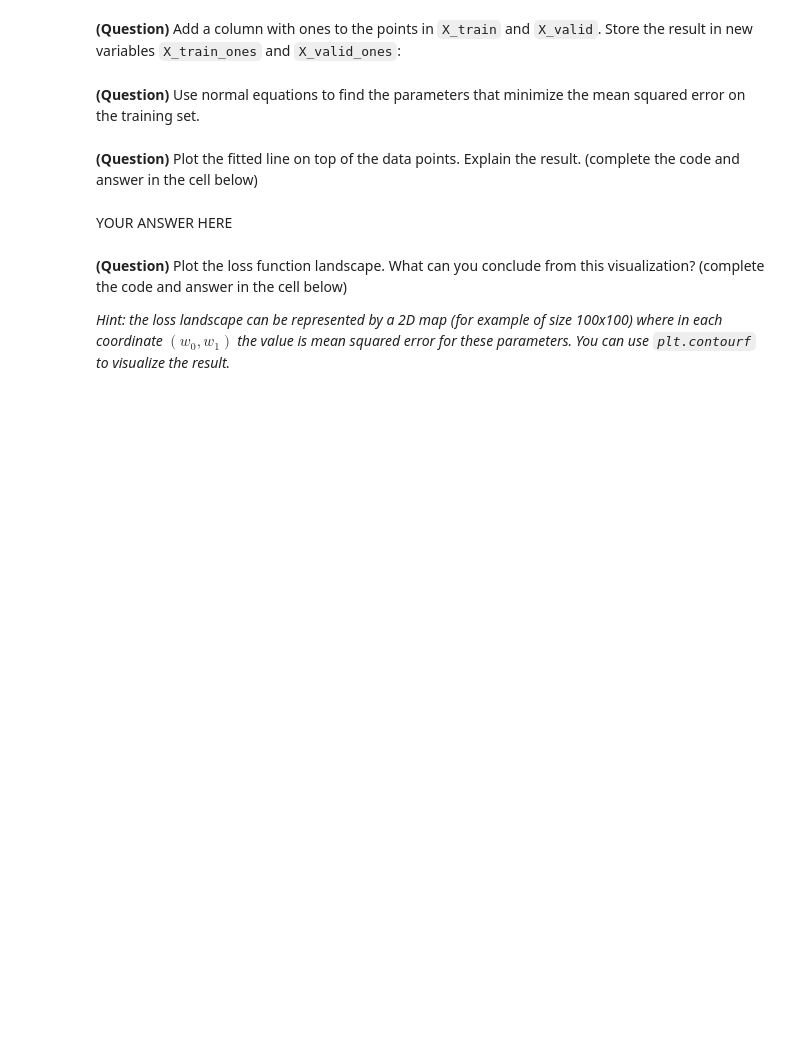
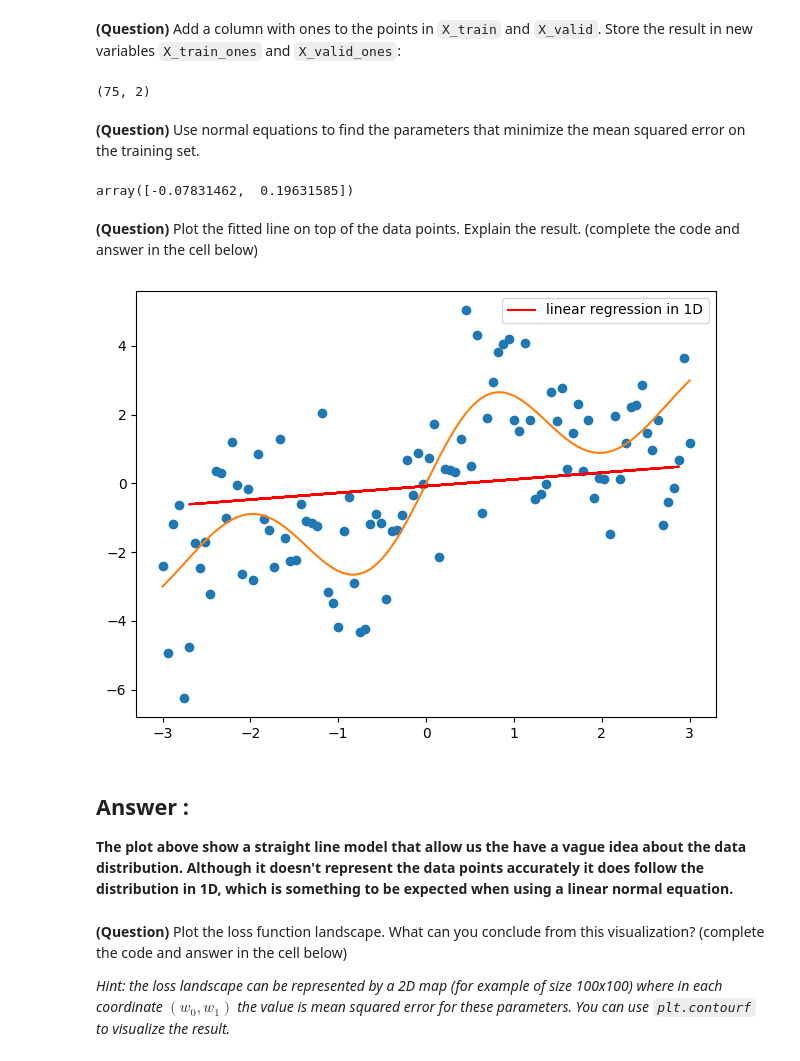
Before and after one commit to daJster/Machine_learning_2023, a Jupyter notebook: ml-tp1.ipynb, the cells around one changed output. Drawn from its saved outputs; the diff is of its cells as text; code cells hidden in the pictures; blank space fills up the shorter version.

```diff
--- a/ml-tp1.ipynb
+++ b/ml-tp1.ipynb
@@ -31,8 +32,14 @@ plt.tight_layout()
 
 *Hint:* you can use `rng.permutation` to generate a random permutation of the points.
 # %%
-# YOUR CODE HERE
-raise NotImplementedError()
+# shuffling
+X_shuffled = rng.permutation(X)
+y_shuffled = rng.permutation(y_noisy)
+
+# splitting
+split_percentile = len(X_shuffled)*75//100
+X_train, X_valid = X_shuffled[:split_percentile], X_shuffled[split_percentile:]
+y_train, y_valid = y_shuffled[:split_percentile], y_shuffled[split_percentile:]
 # %%
 assert X_train.shape == (75,)
 assert y_train.shape == (75,)
@@ -50,22 +57,37 @@ Then we have $y_i = \textbf{w}^T \textbf{x}_i $.
 # %% [markdown]
 **(Question)** Add a column with ones to the points in `X_train` and `X_valid`. Store the result in new variables `X_train_ones` and `X_valid_ones`:
 # %%
-# YOUR CODE HERE
-raise NotImplementedError()
+X_train_ones = np.column_stack((np.ones_like(X_train), X_train))
+X_valid_ones = np.column_stack((np.ones_like(X_valid), X_valid))
+
+X_train_ones.shape
+# %% [output]
+(75, 2)
 # %% [markdown]
 **(Question)** Use normal equations to find the parameters that minimize the mean squared error on the training set.
 # %%
-# YOUR CODE HERE
-raise NotImplementedError()
+w = np.linalg.lstsq(X_train_ones, y_train, rcond=None)[0]
+
+# the weights solving the previous normal equation are :
+w
+# %% [output]
+array([-0.07831462,  0.19631585])
 # %%
 assert w.shape == (2,)
 # %% [markdown]
 **(Question)** Plot the fitted line on top of the data points. Explain the result. (complete the code and answer in the cell below)
 # %%
-# YOUR CODE HERE
-raise NotImplementedError()
+# Show the fitted line
+plt.plot(X, y_noisy, 'o')
+plt.plot(X, y)
+plt.plot(X_valid, np.dot(w, X_valid_ones.T), color='red', label="linear regression in 1D")
+plt.legend()
+plt.tight_layout()
+# %% [output]
+[figure, added]
 # %% [markdown]
-YOUR ANSWER HERE
+## **Answer :**
+**The plot above show a straight line model that allow us the have a vague idea about the data distribution. Although it doesn't represent the data points accurately it does follow the distribution in 1D, which is something to be expected when using a linear normal equation.**
 # %% [markdown]
 **(Question)** Plot the loss function landscape. What can you conclude from this visualization? (complete the code and answer in the cell below)
 
```
Also changed, not shown: parts of 10 cells of this notebook.
